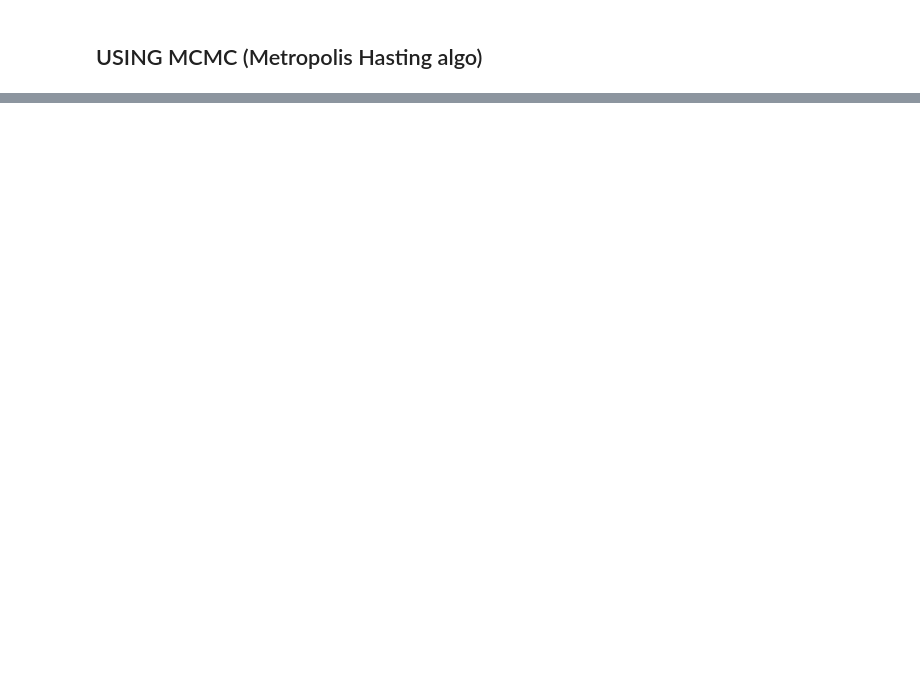
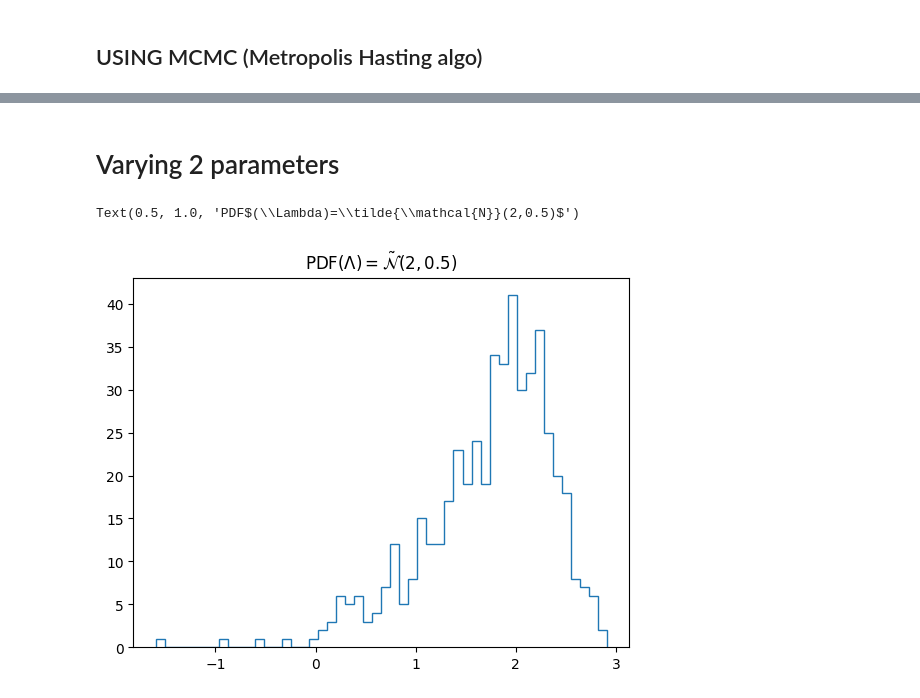
Before and after one commit to SSingh087/test-hierarchical-model, a Jupyter notebook: test-toy-HM/test-toy-HM.ipynb, the cells around one changed output, grey strips where cells are left out. Cells and saved outputs as stored; diff of their text form; code cells hidden in the pictures; blank space fills up the shorter version.

```diff
--- a/test-toy-HM/test-toy-HM.ipynb
+++ b/test-toy-HM/test-toy-HM.ipynb
@@ -137,0 +140,11 @@ array([[<Axes: title={'center': 'MU'}>, <Axes: title={'center': 'MU'}>]],
+# %% [markdown]
+# Varying 2 parameters
+# %%
+LEN_DATA = 500 # size of X
+LEN_HYPERPARAM = 500 # mu in this case
+LAMBDA = st.gumbel_l(loc=2, scale=.5).rvs(size=LEN_HYPERPARAM)
+plt.hist(LAMBDA, bins=50, fill=False, histtype='step')
+plt.title(r'PDF$(\Lambda)=\tilde{\mathcal{N}}(2,0.5)$')
+# %% [output]
+Text(0.5, 1.0, 'PDF$(\\Lambda)=\\tilde{\\mathcal{N}}(2,0.5)$')
+[figure, added]
```
Also changed, not shown: parts of 20 cells of this notebook.
